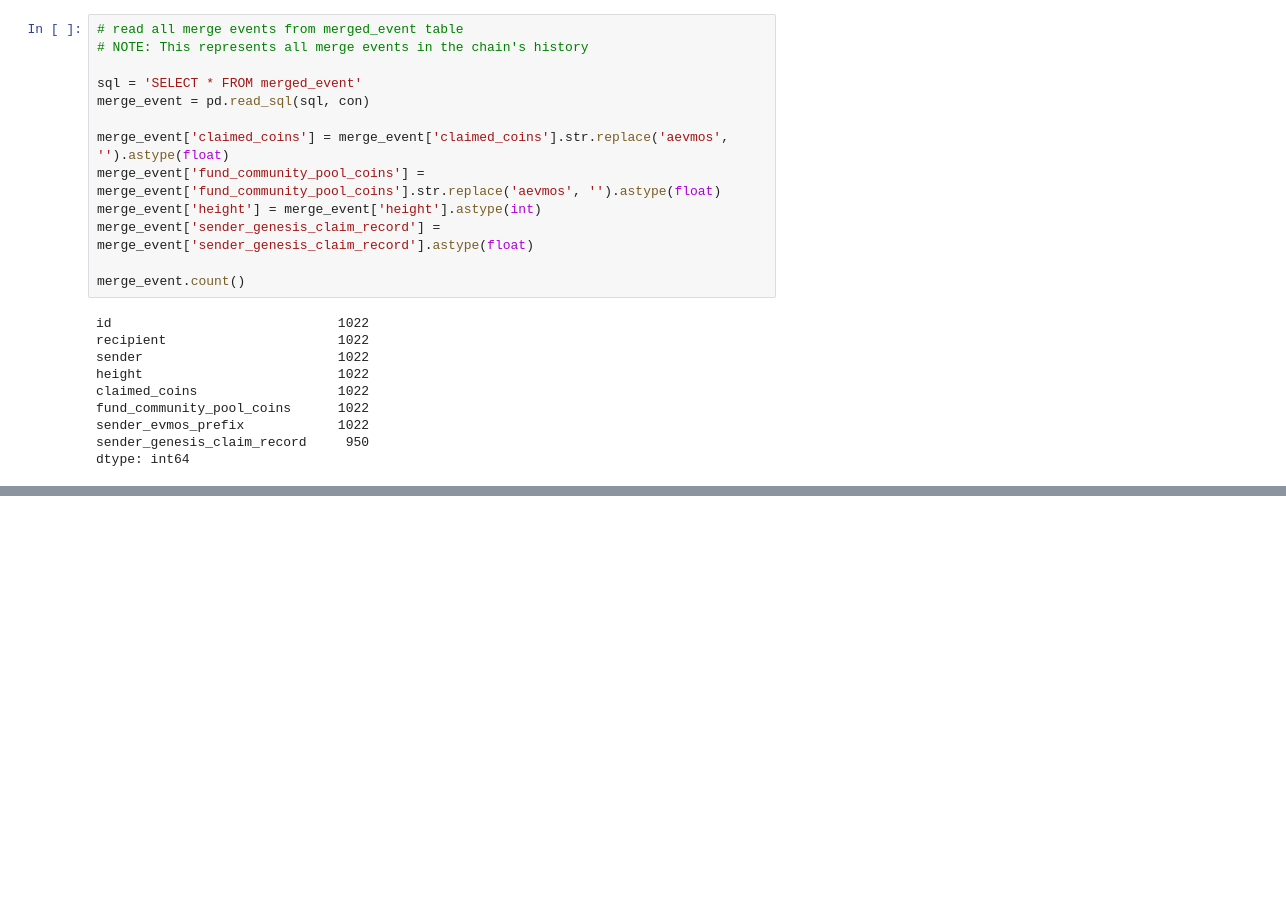
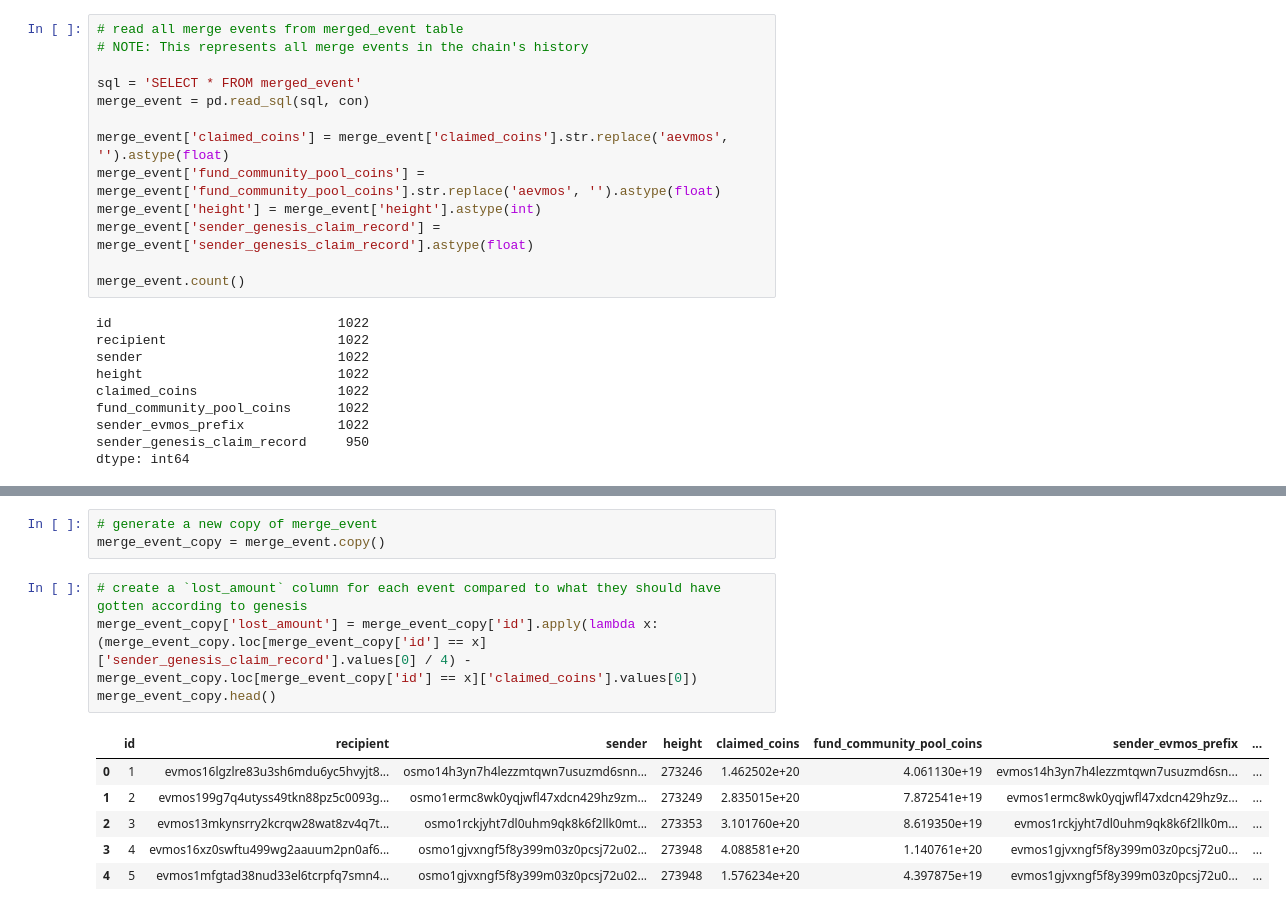
Before and after one commit to evmos/decay-analysis, a Jupyter notebook: decay-data.ipynb, the cells around one changed output, grey strips where cells are left out. Cells and saved outputs as stored; diff of their text form; blank space fills up the shorter version.

```diff
--- a/decay-data.ipynb
+++ b/decay-data.ipynb
@@ -141,0 +174,14 @@ processed  520000
+# %%
+# generate a new copy of merge_event
+merge_event_copy = merge_event.copy()
+# %%
+# create a `lost_amount` column for each event compared to what they should have gotten according to genesis
+merge_event_copy['lost_amount'] = merge_event_copy['id'].apply(lambda x: (merge_event_copy.loc[merge_event_copy['id'] == x]['sender_genesis_claim_record'].values[0] / 4) - merge_event_copy.loc[merge_event_copy['id'] == x]['claimed_coins'].values[0])
+merge_event_copy.head()
+# %% [output]
+|  | id | recipient | sender | height | claimed_coins | fund_community_pool_coins | sender_evmos_prefix | ... |
+| 0 | 1 | evmos16lgzlre83u3sh6mdu6yc5hvyjt8... | osmo14h3yn7h4lezzmtqwn7usuzmd6snn... | 273246 | 1.462502e+20 | 4.061130e+19 | evmos14h3yn7h4lezzmtqwn7usuzmd6sn... | ... |
+| 1 | 2 | evmos199g7q4utyss49tkn88pz5c0093g... | osmo1ermc8wk0yqjwfl47xdcn429hz9zm... | 273249 | 2.835015e+20 | 7.872541e+19 | evmos1ermc8wk0yqjwfl47xdcn429hz9z... | ... |
+| 2 | 3 | evmos13mkynsrry2kcrqw28wat8zv4q7t... | osmo1rckjyht7dl0uhm9qk8k6f2llk0mt... | 273353 | 3.101760e+20 | 8.619350e+19 | evmos1rckjyht7dl0uhm9qk8k6f2llk0m... | ... |
+| 3 | 4 | evmos16xz0swftu499wg2aauum2pn0af6... | osmo1gjvxngf5f8y399m03z0pcsj72u02... | 273948 | 4.088581e+20 | 1.140761e+20 | evmos1gjvxngf5f8y399m03z0pcsj72u0... | ... |
+| 4 | 5 | evmos1mfgtad38nud33el6tcrpfq7smn4... | osmo1gjvxngf5f8y399m03z0pcsj72u02... | 273948 | 1.576234e+20 | 4.397875e+19 | evmos1gjvxngf5f8y399m03z0pcsj72u0... | ... |
```
Also changed, not shown: parts of 28 cells of this notebook, 4 other files.
